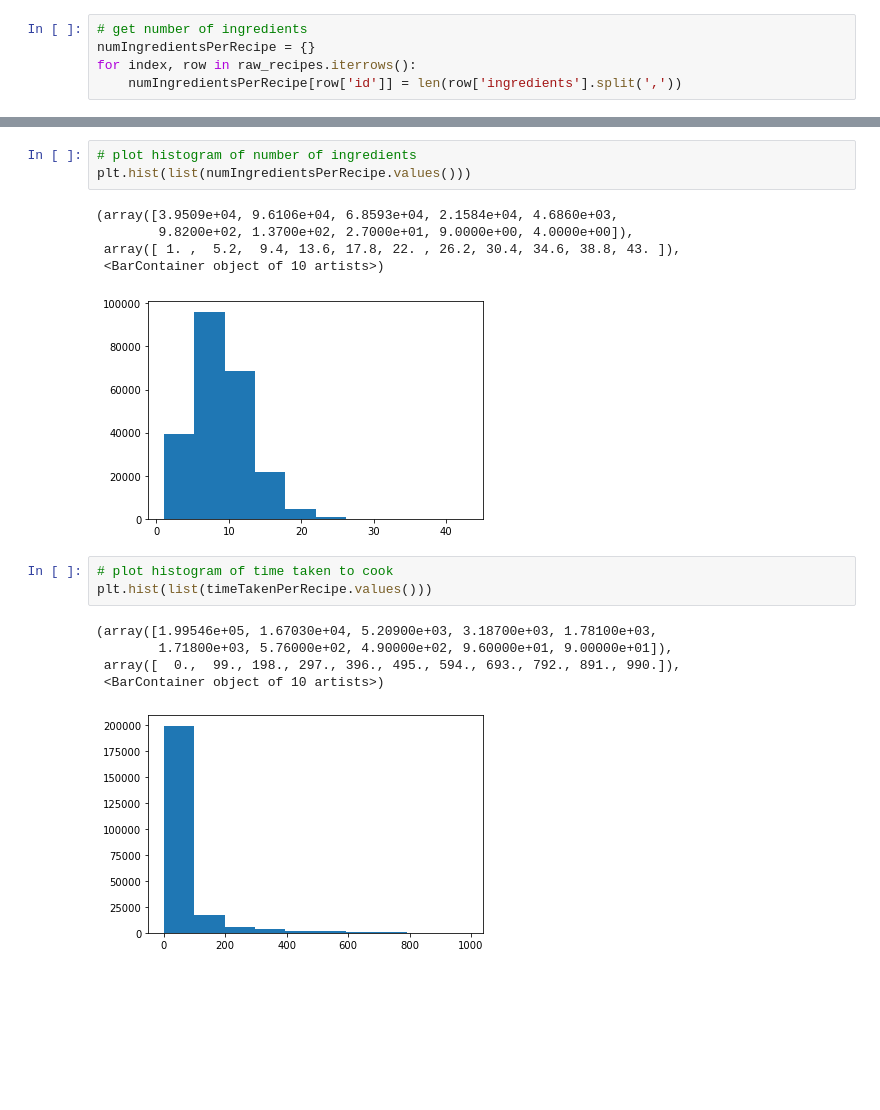
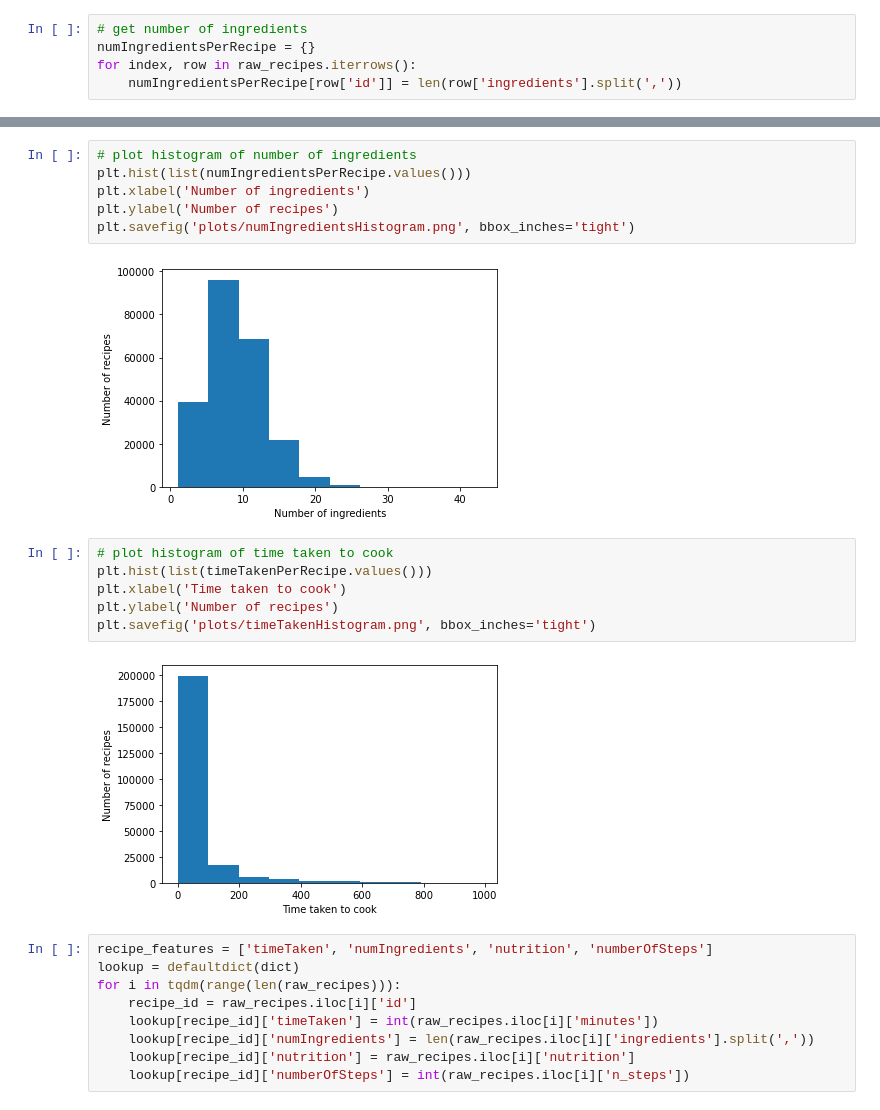
Before and after one commit to pbcpraveen/SavorSync, a Jupyter notebook: data_analysis/Analysis.ipynb, the cells around one changed output, grey strips where cells are left out. Cells and saved outputs as stored; diff of their text form; blank space fills up the shorter version.

```diff
--- a/data_analysis/Analysis.ipynb
+++ b/data_analysis/Analysis.ipynb
@@ -92,18 +109,25 @@ plt.hist(list(avgRatingsPerRecipe.values()))
 # %%
 # plot histogram of number of ingredients
 plt.hist(list(numIngredientsPerRecipe.values()))
+plt.xlabel('Number of ingredients')
+plt.ylabel('Number of recipes')
+plt.savefig('plots/numIngredientsHistogram.png', bbox_inches='tight')
 # %% [output]
-(array([3.9509e+04, 9.6106e+04, 6.8593e+04, 2.1584e+04, 4.6860e+03,
-        9.8200e+02, 1.3700e+02, 2.7000e+01, 9.0000e+00, 4.0000e+00]),
- array([ 1. ,  5.2,  9.4, 13.6, 17.8, 22. , 26.2, 30.4, 34.6, 38.8, 43. ]),
- <BarContainer object of 10 artists>)
-[figure, old version]
+[figure, new version]
 # %%
 # plot histogram of time taken to cook
 plt.hist(list(timeTakenPerRecipe.values()))
+plt.xlabel('Time taken to cook')
+plt.ylabel('Number of recipes')
+plt.savefig('plots/timeTakenHistogram.png', bbox_inches='tight')
 # %% [output]
-(array([1.99546e+05, 1.67030e+04, 5.20900e+03, 3.18700e+03, 1.78100e+03,
-        1.71800e+03, 5.76000e+02, 4.90000e+02, 9.60000e+01, 9.00000e+01]),
- array([  0.,  99., 198., 297., 396., 495., 594., 693., 792., 891., 990.]),
- <BarContainer object of 10 artists>)
-[figure, old version]
+[figure, new version]
+# %%
+recipe_features = ['timeTaken', 'numIngredients', 'nutrition', 'numberOfSteps']
+lookup = defaultdict(dict)
+for i in tqdm(range(len(raw_recipes))):
+    recipe_id = raw_recipes.iloc[i]['id']
+    lookup[recipe_id]['timeTaken'] = int(raw_recipes.iloc[i]['minutes'])
+    lookup[recipe_id]['numIngredients'] = len(raw_recipes.iloc[i]['ingredients'].split(','))
+    lookup[recipe_id]['nutrition'] = raw_recipes.iloc[i]['nutrition']
+    lookup[recipe_id]['numberOfSteps'] = int(raw_recipes.iloc[i]['n_steps'])
```
Also changed, not shown: parts of 20 cells of this notebook.
